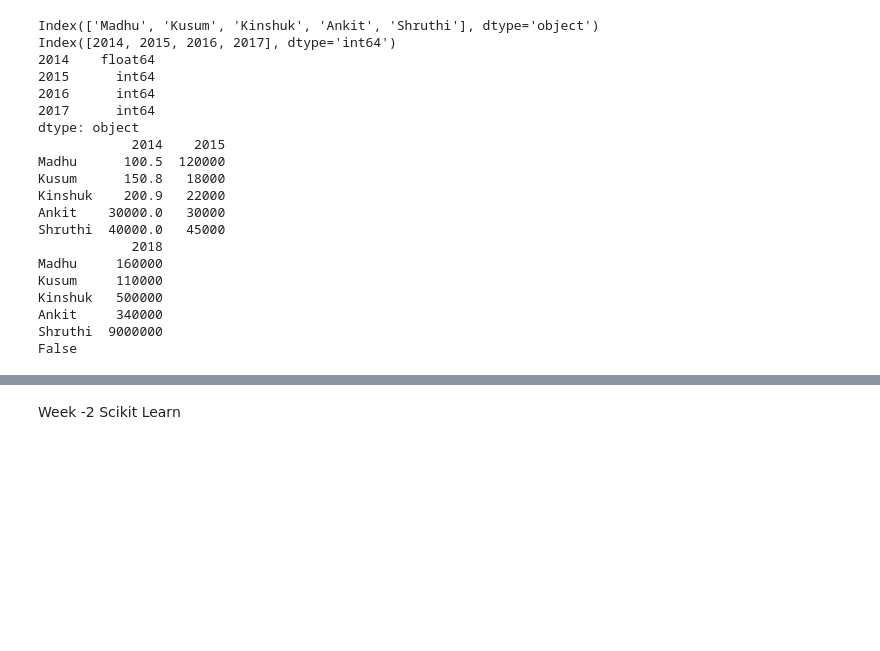
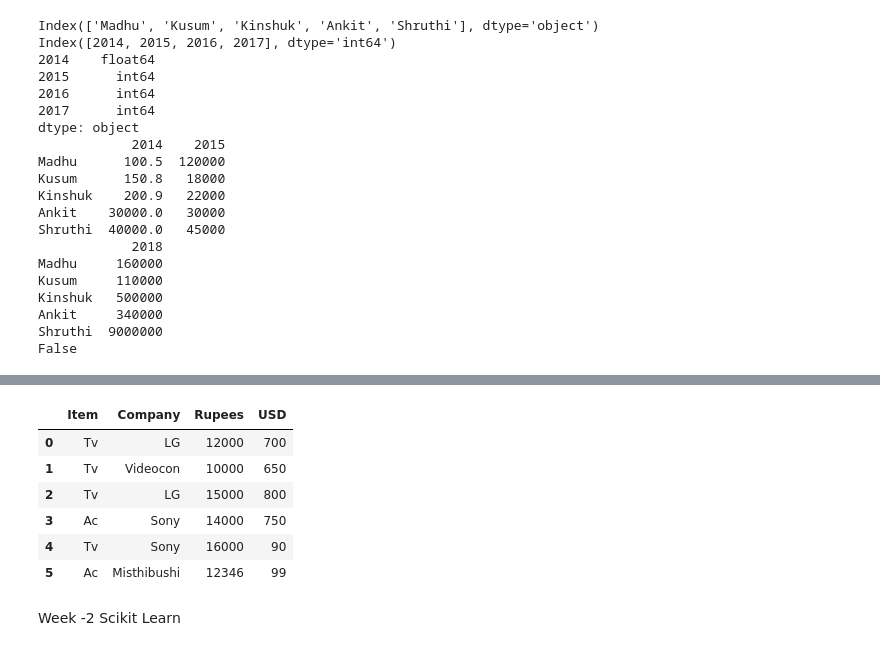
Before and after one commit to Seshmanuvarthi/ml-journey-2025, a Jupyter notebook: ML_Lab.ipynb, the cells around one changed output, grey strips where cells are left out. Drawn from its saved outputs; the diff is of its cells as text; code cells hidden in the pictures; blank space fills up the shorter version.

Commit message:
Practice DataFrame operations in Pandas: append rows, rename labels, write/read CSV, and update DataFrame structure

```diff
--- a/ML_Lab.ipynb
+++ b/ML_Lab.ipynb
@@ -340,3 +468,22 @@ False
+# %%
+import pandas as pd
+
+Apliances=pd.DataFrame([["Tv","LG",12000,700],["Tv","Videocon",10000,650],["Tv","LG",15000,800],["Ac","Sony",14000,750]],columns=["Item","Company","Rupees","USD"])
+
+Apliances
+
+Apliances.loc[4]=["Tv","Sony",16000,90]
+Apliances.loc[len(Apliances.index)]=["Ac","Misthibushi",12346,99]
+
+Apliances
+# %% [output]
+|  | Item | Company | Rupees | USD |
+| 0 | Tv | LG | 12000 | 700 |
+| 1 | Tv | Videocon | 10000 | 650 |
+| 2 | Tv | LG | 15000 | 800 |
+| 3 | Ac | Sony | 14000 | 750 |
+| 4 | Tv | Sony | 16000 | 90 |
+| 5 | Ac | Misthibushi | 12346 | 99 |
 # %% [markdown]
 Week -2 Scikit Learn
 # %% [markdown]
```
Also changed, not shown: parts of 3 cells of this notebook.
